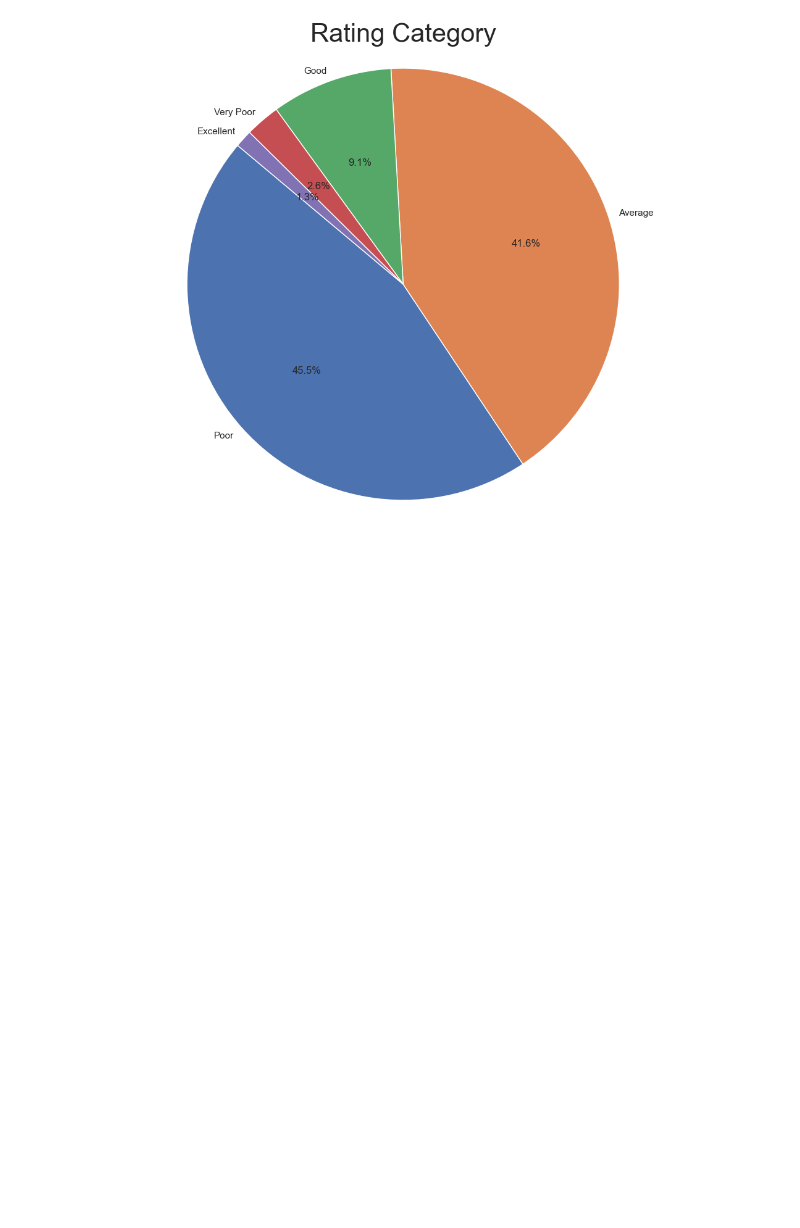
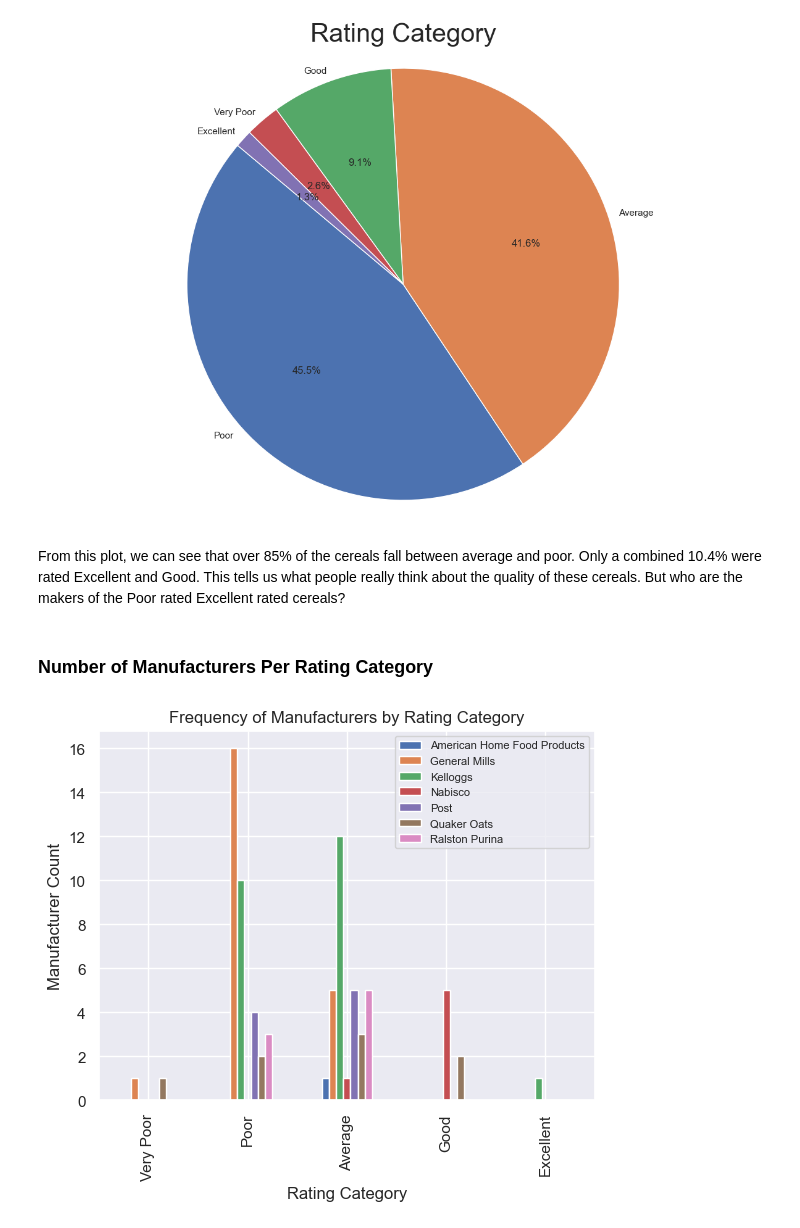
Before and after one commit to Awanieva/Team-InsightHub, a Jupyter notebook: Cereal_Analysis.ipynb, the cells around one changed output. Saved outputs shown, nothing was run; the diff lists cells and outputs as text; code cells hidden in the pictures; blank space fills up the shorter version.

```diff
--- a/Cereal_Analysis.ipynb
+++ b/Cereal_Analysis.ipynb
@@ -457,3 +473,18 @@ counts_ratingc = cereal["rating_category"].value_counts()
 pie_chart(counts_ratingc, 'Rating Category')
 # %% [output]
 [figure]
+# %% [markdown]
+From this plot, we can see that over 85% of the cereals fall between average and poor. Only a combined 10.4% were rated Excellent and Good. This tells us what people really think about the quality of these cereals. But who are the makers of the Poor rated Excellent rated cereals?
+# %% [markdown]
+### Number of Manufacturers Per Rating Category
+# %%
+mfr_rating_cat = cereal.groupby('rating_category')['mfr'].value_counts().reset_index()
+mfr_rating_cat_pivot = mfr_rating_cat.pivot_table(index='rating_category', columns='mfr', values='count')
+mfr_rating_cat_pivot.plot(kind='bar')
+plt.title('Frequency of Manufacturers by Rating Category')
+plt.xlabel('Rating Category')
+plt.ylabel('Manufacturer Count')
+plt.legend(fontsize='8')
+plt.show()
+# %% [output]
+[figure, added]
```
Also changed, not shown: parts of 13 cells of this notebook, 3 other files.
